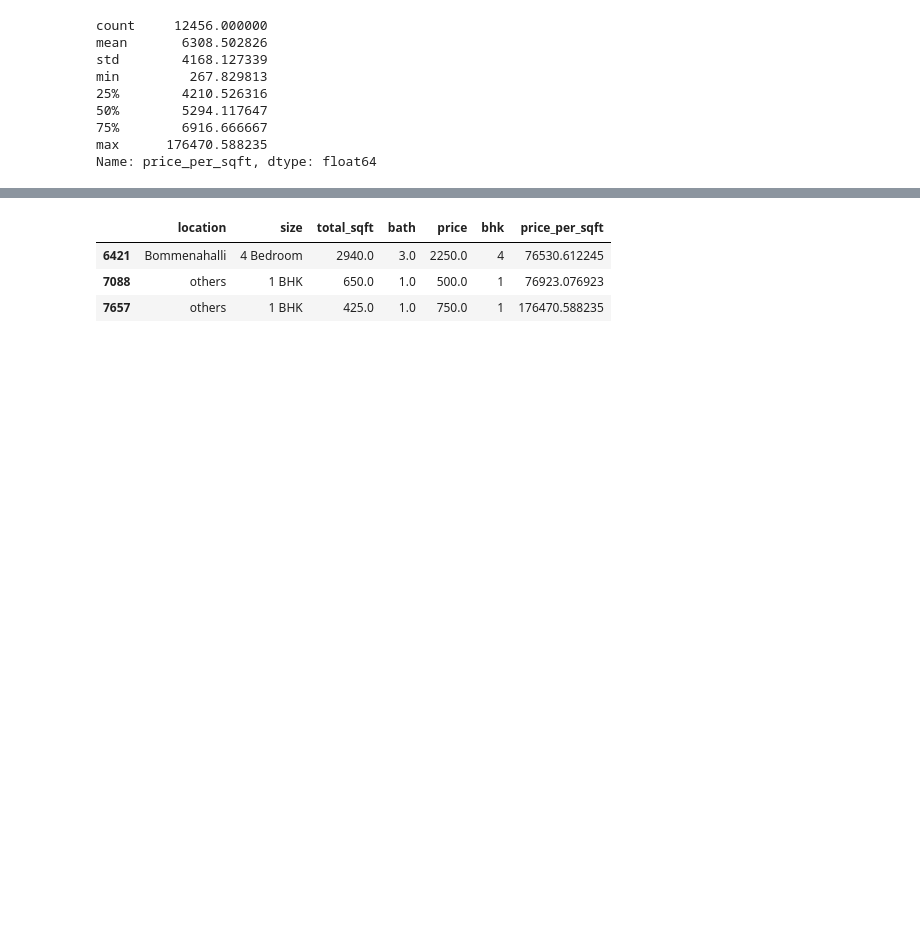
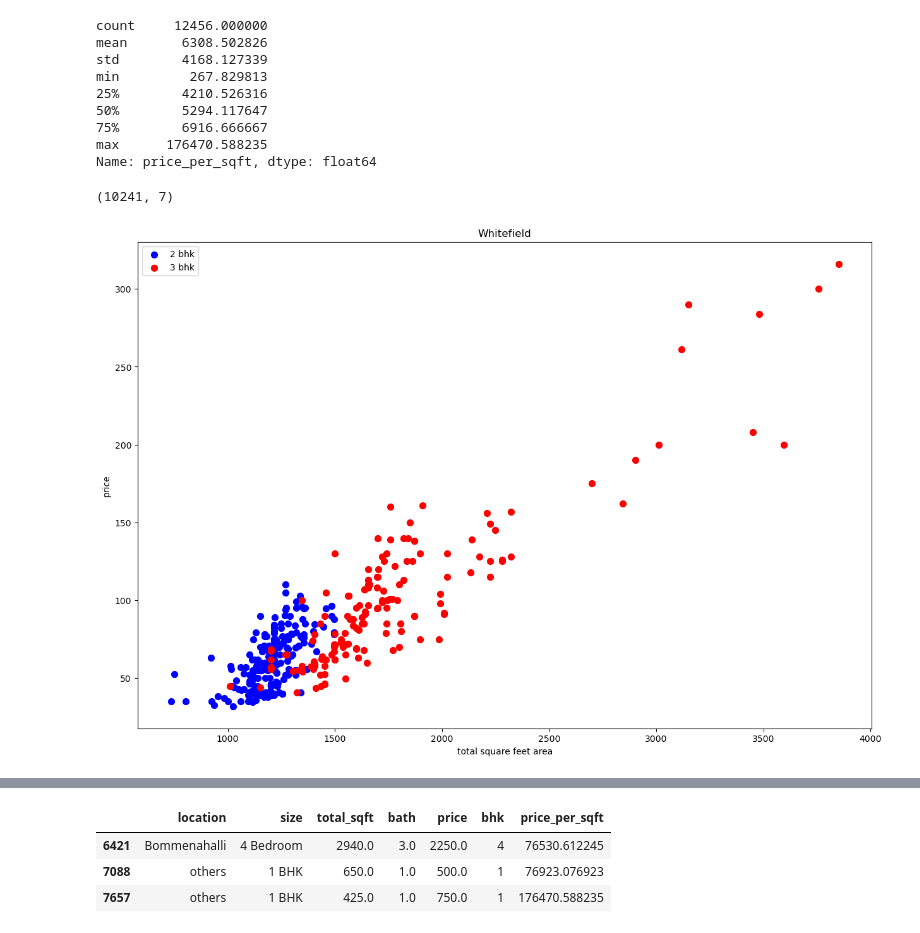
Before and after one commit to ShishirMagge/Machine-Learning-Projects, a Jupyter notebook: BengaluruPricePred/BengaluruPrice.ipynb, the cells around one changed output, grey strips where cells are left out. Cells and saved outputs as stored; diff of their text form; code cells hidden in the pictures; blank space fills up the shorter version.

```diff
--- a/BengaluruPricePred/BengaluruPrice.ipynb
+++ b/BengaluruPricePred/BengaluruPrice.ipynb
@@ -274,3 +278,17 @@ min         267.829813
 75%        6916.666667
 max      176470.588235
 Name: price_per_sqft, dtype: float64
+# %%
+def ppsf_outliers(df):
+    df_out = pd.DataFrame()
+    for i, x in df.groupby('location'):
+        m = np.mean(x['price_per_sqft'])
+        std = np.std(x['price_per_sqft'])
+        reduced_df = x[(x['price_per_sqft']>(m-std)) & (x['price_per_sqft']<(m+std))]
+        df_out = pd.concat([df_out, reduced_df])
+    return df_out
+
+df7 = ppsf_outliers(df6)
+df7.shape
+# %% [output]
+(10241, 7)
@@ -276,0 +297,15 @@ Name: price_per_sqft, dtype: float64
+# %%
+def scatter_chart(df, location):
+    bhk2 = df[(df.location == location) & (df.bhk == 2)]
+    bhk3 = df[(df.location == location) & (df.bhk == 3)]
+    matplotlib.rcParams['figure.figsize'] = (15,10)
+    plt.scatter(bhk2.total_sqft, bhk2.price, color='blue', label="2 bhk", s=50)
+    plt.scatter(bhk3.total_sqft, bhk3.price, color='red', label="3 bhk", s=50)
+    plt.xlabel('total square feet area')
+    plt.ylabel('price')
+    plt.title(location)
+    plt.legend()
+
+scatter_chart(df7, "Whitefield")
+# %% [output]
+[figure, added]
```
Also changed, not shown: parts of 7 cells of this notebook.
